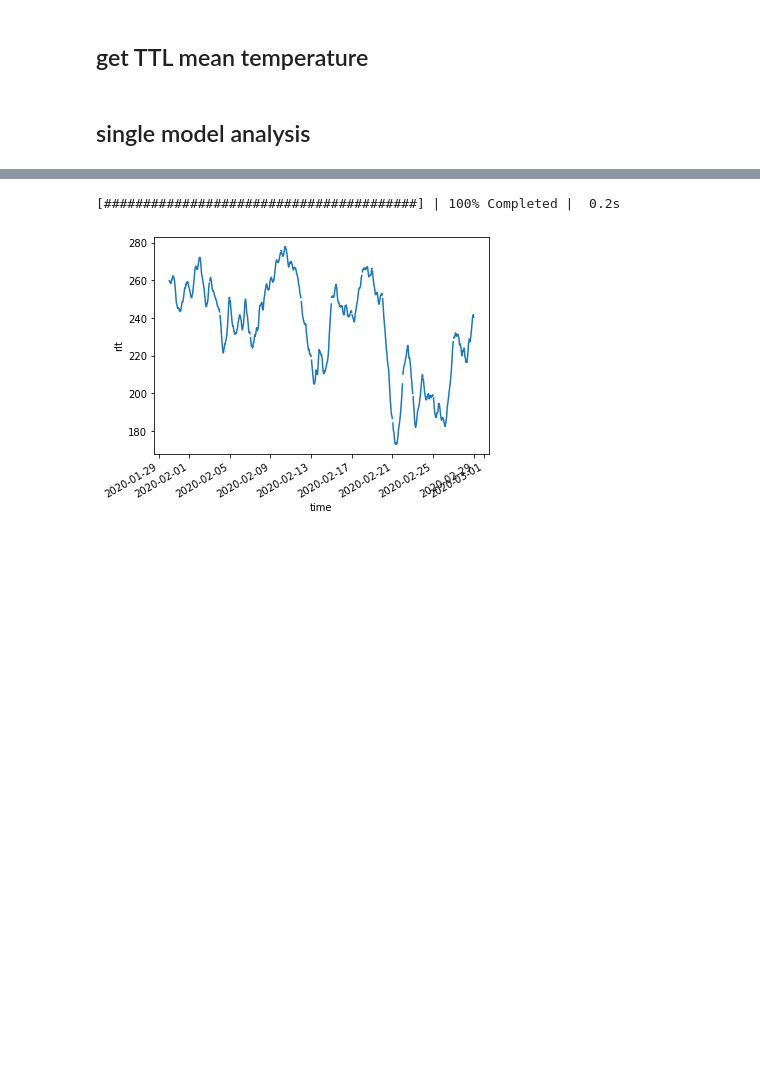
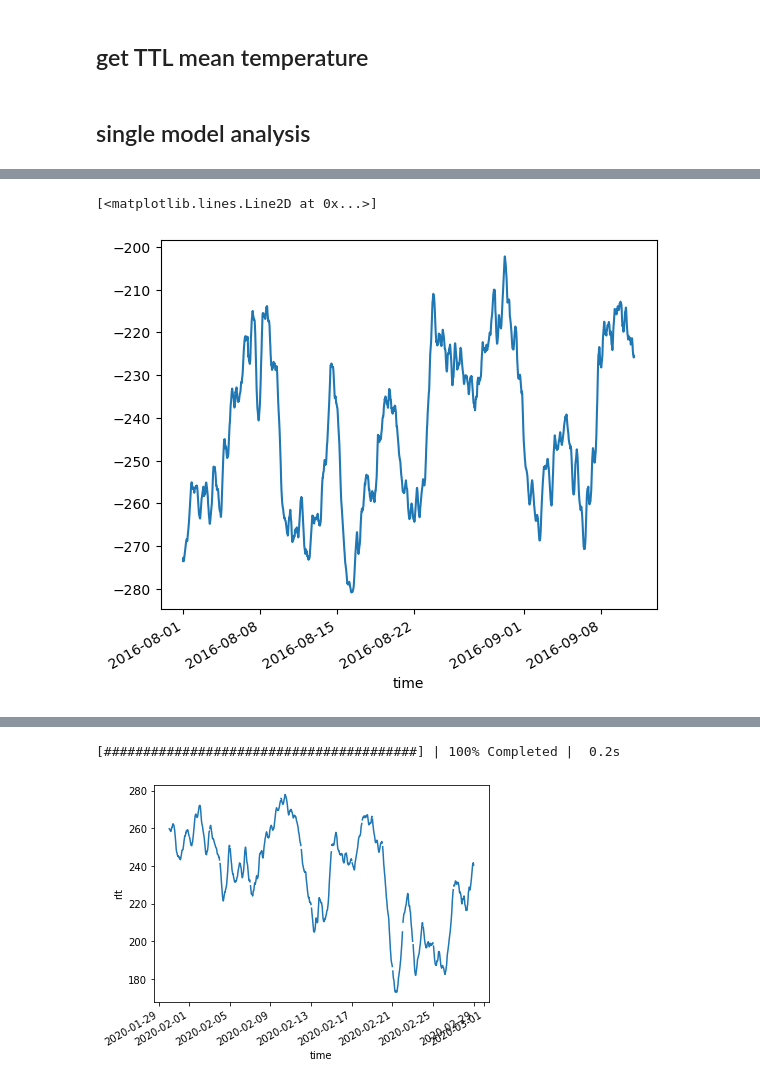
Before and after one commit to smturbev/dyamond2, a Jupyter notebook: python_scripts/joint_hist.ipynb, the cells around one changed output, grey strips where cells are left out. Drawn from its saved outputs; the diff is of its cells as text; code cells hidden in the pictures; blank space fills up the shorter version.

```diff
--- a/python_scripts/joint_hist.ipynb
+++ b/python_scripts/joint_hist.ipynb
@@ -282,0 +319,50 @@ plt.show()
+# %%
+# undo running mean of ICON from DY1
+
+
+def undo_mean(meanarray):
+    data = np.zeros(np.shape(meanarray))
+    data[0] = meanarray[0] # they both will be zero
+    data[1] = meanarray[1] # this is the actual first data point...
+
+    # loop forward through the rest of the indices in array to "undo" the "mean from model start"
+    for i in np.arange(2,np.shape(meanarray)[0]):
+        data[i] = (i+1)*meanarray[i] - i*meanarray[i-1]
+    data = xr.DataArray(data, dims=meanarray.dims, coords=meanarray.coords)
+    return data
+
+
+swn = xr.open_dataset(ap.TWP1+"TWP_ICON_rst_20160801-20160910.nc").rst
+swu = xr.open_dataset(ap.TWP1+"TWP_ICON_rsut_20160801-20160910.nc").rsut
+olr = xr.open_dataset(ap.TWP1+"TWP_ICON_ATHB_T_20160801-20160910.nc").ATHB_T
+
+swn.mean(axis=(1,2)).plot()
+swu.mean(axis=(1,2)).plot()
+olr.mean(axis=(1,2)).plot()
+plt.show()
+
+swn_unacc = undo_mean(swn)
+swu_unacc = undo_mean(swu)
+olr_unacc = undo_mean(olr)
+swn_unacc.mean(axis=(1,2)).plot()
+swu_unacc.mean(axis=(1,2)).plot()
+olr_unacc.mean(axis=(1,2)).plot()
+plt.show()
+olr_unacc[0] = np.nan
+olr_unacc[193]= np.nan
+olr_unacc.mean(axis=(1,2)).plot()
+plt.show()
+
+ds_olr = xr.Dataset({"rlt":olr_unacc},
+                    attrs={"long_name":"outgoing longwave radiation at TOA (undone mean)","units":"W/m2"})
+ds_swu = xr.Dataset({"rsut":swu_unacc},
+                    attrs={"long_name":"outgoing shortwave radiation at TOA (undone mean)","units":"W/m2"})
+ds_swn = xr.Dataset({"rlt":swn_unacc},
+                    attrs={"long_name":"net shortwave radiation at TOA (undone mean)","units":"W/m2"})
+print(ds_swn)
+# ds_olr.to_netcdf(ap.TWP1+"TWP_ICON_rlt_20160801-20160910.nc")
+# ds_swu.to_netcdf(ap.TWP1+"TWP_ICON_rsut_20160801-20160910.nc")
+# ds_swn.to_netcdf(ap.TWP1+"TWP_ICON_rst_20160801-20160910.nc")
+# %% [output]
+[<matplotlib.lines.Line2D at 0x...>]
+[figure, added]
```
Also changed, not shown: parts of 7 cells of this notebook, 10 other files.
